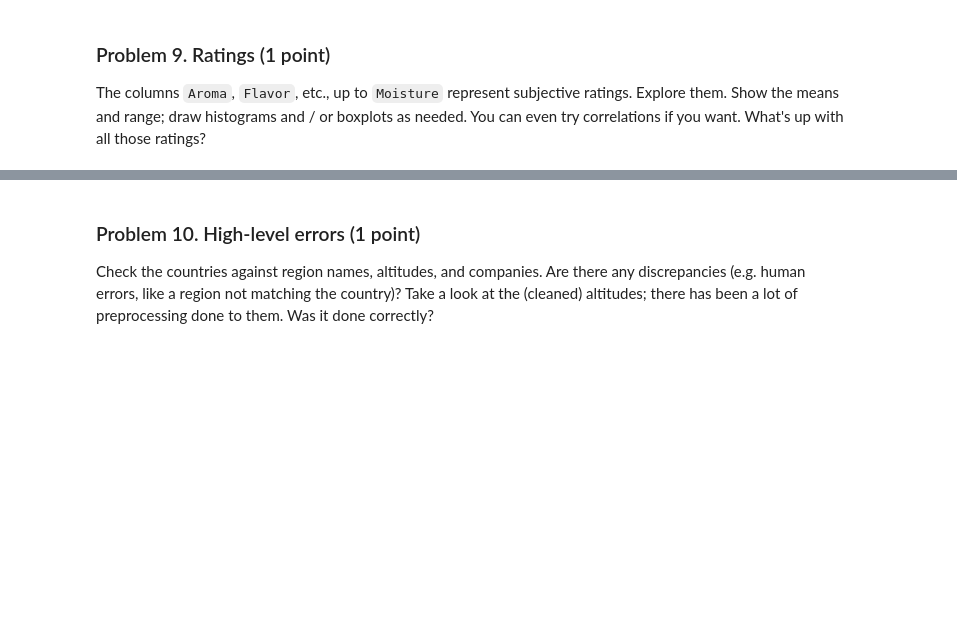
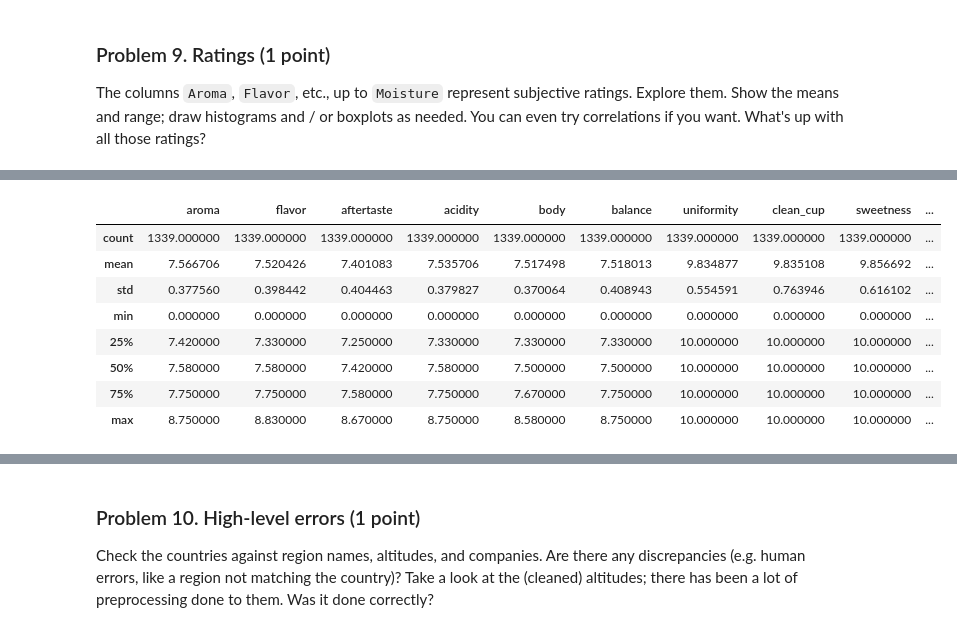
Before and after one commit to plamensve/Data_Science_Upskill_Softuni, a Jupyter notebook: 02_data_tidying_and_cleaning/Data Tidying and Cleaning Lab.ipynb, the cells around one changed output, grey strips where cells are left out. Drawn from its saved outputs; the diff is of its cells as text; code cells hidden in the pictures; blank space fills up the shorter version.

```diff
--- a/02_data_tidying_and_cleaning/Data Tidying and Cleaning Lab.ipynb
+++ b/02_data_tidying_and_cleaning/Data Tidying and Cleaning Lab.ipynb
@@ -574,3 +629,16 @@ print(get_stats_table_no_zero_values(rating_data))
+# %%
+#We can use describe method as well. As we see, this method returns mean value, std, min and max and quartiles of the datas.
+rating_data.describe()
+# %% [output]
+|  | aroma | flavor | aftertaste | acidity | body | balance | uniformity | clean_cup | sweetness | ... |
+| count | 1339.000000 | 1339.000000 | 1339.000000 | 1339.000000 | 1339.000000 | 1339.000000 | 1339.000000 | 1339.000000 | 1339.000000 | ... |
+| mean | 7.566706 | 7.520426 | 7.401083 | 7.535706 | 7.517498 | 7.518013 | 9.834877 | 9.835108 | 9.856692 | ... |
+| std | 0.377560 | 0.398442 | 0.404463 | 0.379827 | 0.370064 | 0.408943 | 0.554591 | 0.763946 | 0.616102 | ... |
+| min | 0.000000 | 0.000000 | 0.000000 | 0.000000 | 0.000000 | 0.000000 | 0.000000 | 0.000000 | 0.000000 | ... |
+| 25% | 7.420000 | 7.330000 | 7.250000 | 7.330000 | 7.330000 | 7.330000 | 10.000000 | 10.000000 | 10.000000 | ... |
+| 50% | 7.580000 | 7.580000 | 7.420000 | 7.580000 | 7.500000 | 7.500000 | 10.000000 | 10.000000 | 10.000000 | ... |
+| 75% | 7.750000 | 7.750000 | 7.580000 | 7.750000 | 7.670000 | 7.750000 | 10.000000 | 10.000000 | 10.000000 | ... |
+| max | 8.750000 | 8.830000 | 8.670000 | 8.750000 | 8.580000 | 8.750000 | 10.000000 | 10.000000 | 10.000000 | ... |
 # %%
 #The function return table with feature and his mean value
 def get_stats_table(dataset):
```
Also changed, not shown: parts of 26 cells of this notebook.
